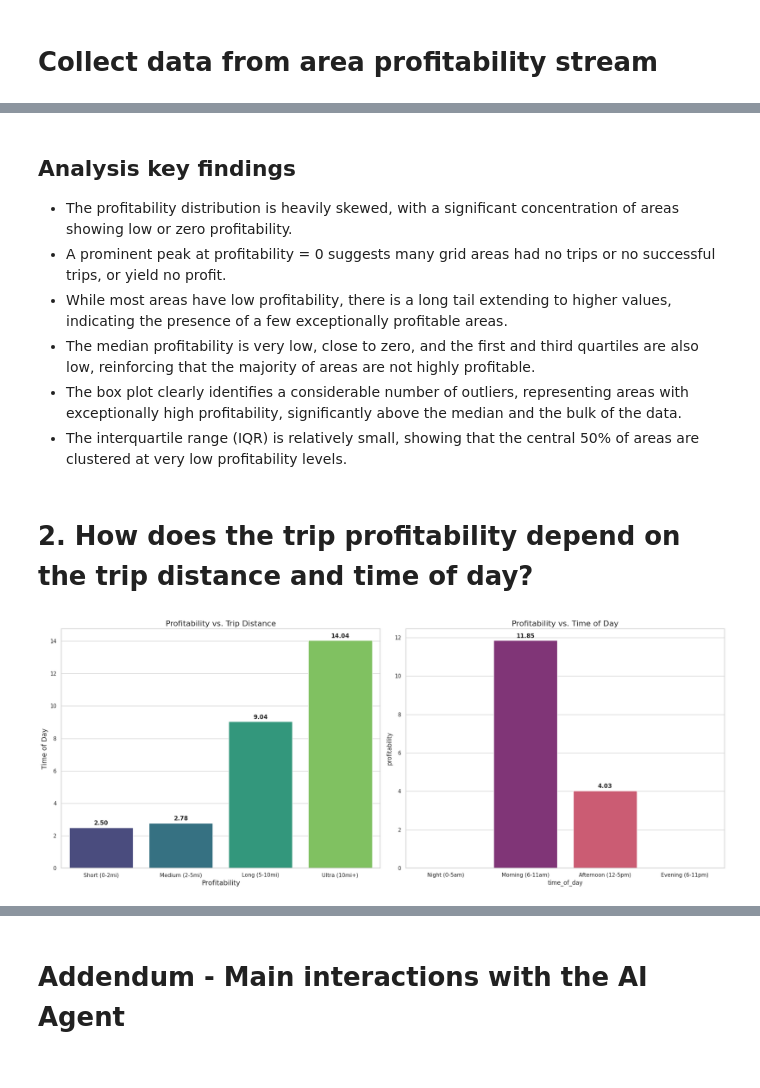
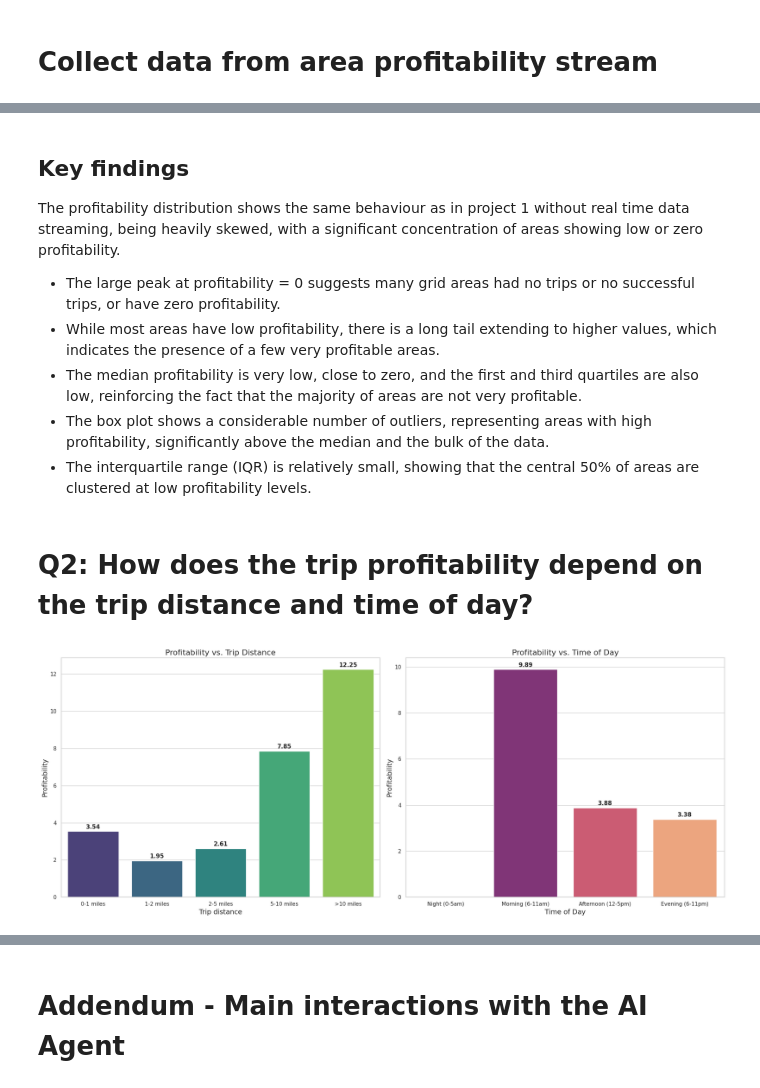
Before and after one commit to aavarela/SPBD_Labs, a Jupyter notebook: projeto2/project.ipynb, the cells around one changed output, grey strips where cells are left out. Saved outputs shown, nothing was run; the diff lists cells and outputs as text; code cells hidden in the pictures.

```diff
--- a/projeto2/project.ipynb
+++ b/projeto2/project.ipynb
@@ -466,21 +479,21 @@ plt.show()
 # %% [markdown]
-## Analysis key findings
-*   The profitability distribution is heavily skewed, with a significant concentration of areas showing low or zero profitability.
-*   A prominent peak at profitability = 0 suggests many grid areas had no trips or no successful trips, or yield no profit.
-*   While most areas have low profitability, there is a long tail extending to higher values, indicating the presence of a few exceptionally profitable areas.
-*   The median profitability is very low, close to zero, and the first and third quartiles are also low, reinforcing that the majority of areas are not highly profitable.
-*   The box plot clearly identifies a considerable number of outliers, representing areas with exceptionally high profitability, significantly above the median and the bulk of the data.
-*   The interquartile range (IQR) is relatively small, showing that the central 50% of areas are clustered at very low profitability levels.
+## Key findings
+The profitability distribution shows the same behaviour as in project 1 without real time data streaming, being heavily skewed, with a significant concentration of areas showing low or zero profitability.
+* The large peak at profitability = 0 suggests many grid areas had no trips or no successful trips, or have zero profitability.
+* While most areas have low profitability, there is a long tail extending to higher values, which indicates the presence of a few very profitable areas.
+* The median profitability is very low, close to zero, and the first and third quartiles are also low, reinforcing the fact that the majority of areas are not very profitable.
+* The box plot shows a considerable number of outliers, representing areas with high profitability, significantly above the median and the bulk of the data.
+* The interquartile range (IQR) is relatively small, showing that the central 50% of areas are clustered at low profitability levels.
 # %% [markdown]
-# 2. How does the trip profitability depend on the trip distance and time of day?
+# Q2: How does the trip profitability depend on the trip distance and time of day?
 # %%
 import matplotlib.pyplot as plt
 import pandas as pd
 import seaborn as sns
 
 # Define distance bins
-dist_bins = [0, 2, 5, 10, 100]
-dist_labels = ['Short (0-2mi)', 'Medium (2-5mi)', 'Long (5-10mi)', 'Ultra (10mi+)']
+dist_bins = [0, 1, 2, 5, 10, 100]
+dist_labels = ['0-1 miles', '1-2 miles', '2-5 miles', '5-10 miles', '>10 miles']
 
 # We use .loc to ensure we modify the dataframe correctly
 area_profitability_df.loc[:, 'distance_bin'] = pd.cut(
@@ -506,40 +519,40 @@ sns.barplot(
     ax=ax1
 )
 ax1.set_title('Profitability vs. Trip Distance', fontsize=16)
-ax1.set_xlabel('Profitability', fontsize=14)
-ax1.set_ylabel('Trip distance', fontsize=14)
+ax1.set_xlabel('Trip distance', fontsize=14)
+ax1.set_ylabel('Profitability', fontsize=14)
 
 # Add labels (values on top of bars)
 for p in ax1.patches:
     if p.get_height() > 0:
         ax1.annotate(f'{p.get_height():.2f}', (p.get_x() + p.get_width() / 2., p.get_height()),
                      ha='center', va='center', xytext=(0, 9), textcoords='offset points', fontweight='bold')
 
 # --- PLOT 2: Profitability vs time of day ---
 time_order = ["Night (0-5am)", "Morning (6-11am)", "Afternoon (12-5pm)", "Evening (6-11pm)"]
 time_stats = area_profitability_df.groupby('time_of_day', observed=False)['profitability'].mean().reindex(time_order).reset_index()
 
 sns.barplot(
     data=time_stats,
     x='time_of_day',
     y='profitability',
     hue='time_of_day',
     palette='magma',
     hue_order=time_order,
     legend=False,
     ax=ax2
 )
 ax2.set_title('Profitability vs. Time of Day', fontsize=16)
-ax1.set_xlabel('Profitability', fontsize=14)
-ax1.set_ylabel('Time of Day', fontsize=14)
+ax2.set_xlabel('Time of Day', fontsize=14)
+ax2.set_ylabel('Profitability', fontsize=14)
 
 # Add labels (values on top of bars)
 for p in ax2.patches:
     if p.get_height() > 0:
         ax2.annotate(f'{p.get_height():.2f}', (p.get_x() + p.get_width() / 2., p.get_height()),
                      ha='center', va='center', xytext=(0, 9), textcoords='offset points', fontweight='bold')
 
 plt.tight_layout()
 plt.show()
 # %% [output]
-[figure, old version]
+[figure, new version]
```
Also changed, not shown: parts of 15 cells of this notebook.
